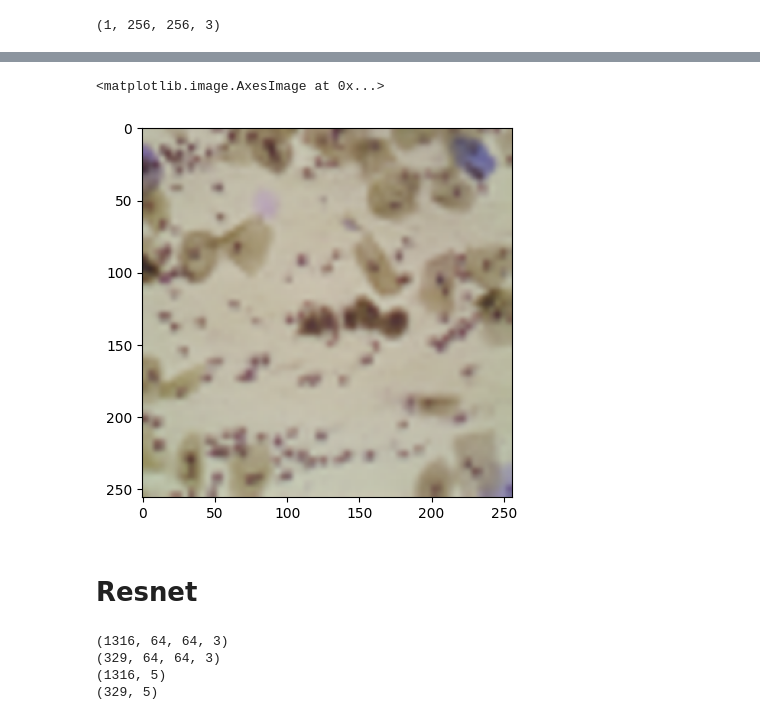
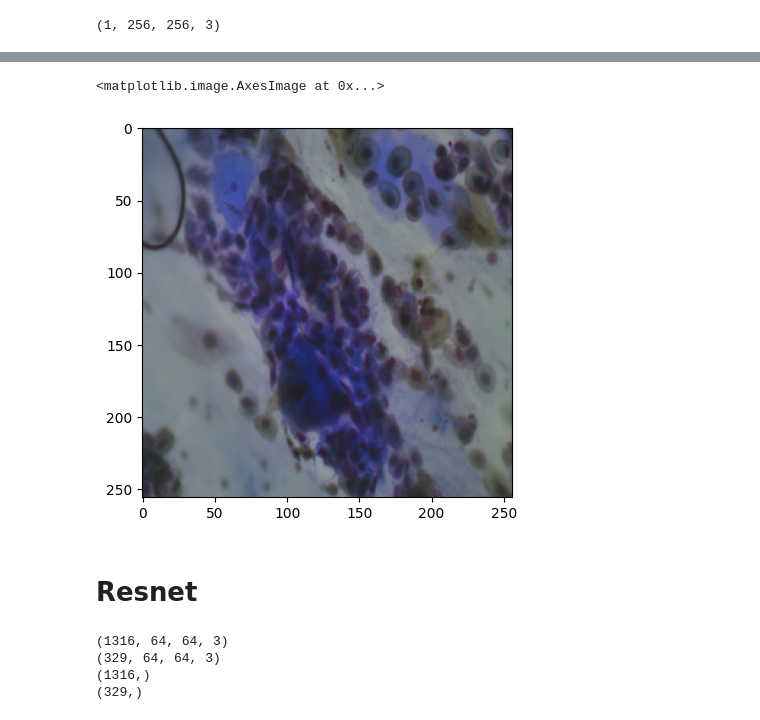
Before and after one commit to KrishnaSChavan/MachineLearning, a Jupyter notebook: Clav_Cell_segmentation_U_Net.ipynb, the cells around one changed output, grey strips where cells are left out. Cells and saved outputs as stored; diff of their text form; code cells hidden in the pictures.

```diff
--- a/Clav_Cell_segmentation_U_Net.ipynb
+++ b/Clav_Cell_segmentation_U_Net.ipynb
@@ -277,7 +314,7 @@ plt.imshow(np.reshape(my_pred,(yelllow.shape[0],yelllow.shape[1],yelllow.shape[2
-# %%
-plt.imshow(yelllow)
-# %% [output]
-<matplotlib.image.AxesImage at 0x...>
-[figure, removed]
+# %%
+plt.imshow(np.reshape(data[53],(data.shape[1],data.shape[2],data.shape[3]))/255.)
+# %% [output]
+<matplotlib.image.AxesImage at 0x...>
+[figure, added]
 # %% [markdown]
 # Resnet
@@ -315,5 +346,5 @@ one_hot_labels = to_categorical(labels, num_classes=5)
 # %%
-X_train_r, X_test_r, y_train_r, y_test_r = train_test_split(Data_r, one_hot_labels, test_size = 0.2, random_state = 1)
+X_train_r, X_test_r, y_train_r, y_test_r = train_test_split(Data, labels, test_size = 0.2, random_state = 1)
 
 print(X_train_r.shape)
 print(X_test_r.shape)
@@ -322,8 +353,8 @@ print(y_test_r.shape)
 # %% [output]
 (1316, 64, 64, 3)
 (329, 64, 64, 3)
-(1316, 5)
-(329, 5)
+(1316,)
+(329,)
 # %%
 BATCH_SIZE = 32
 data_gen = ImageDataGenerator(rescale=(1/255.))
```
Also changed, not shown: parts of 60 cells of this notebook.
